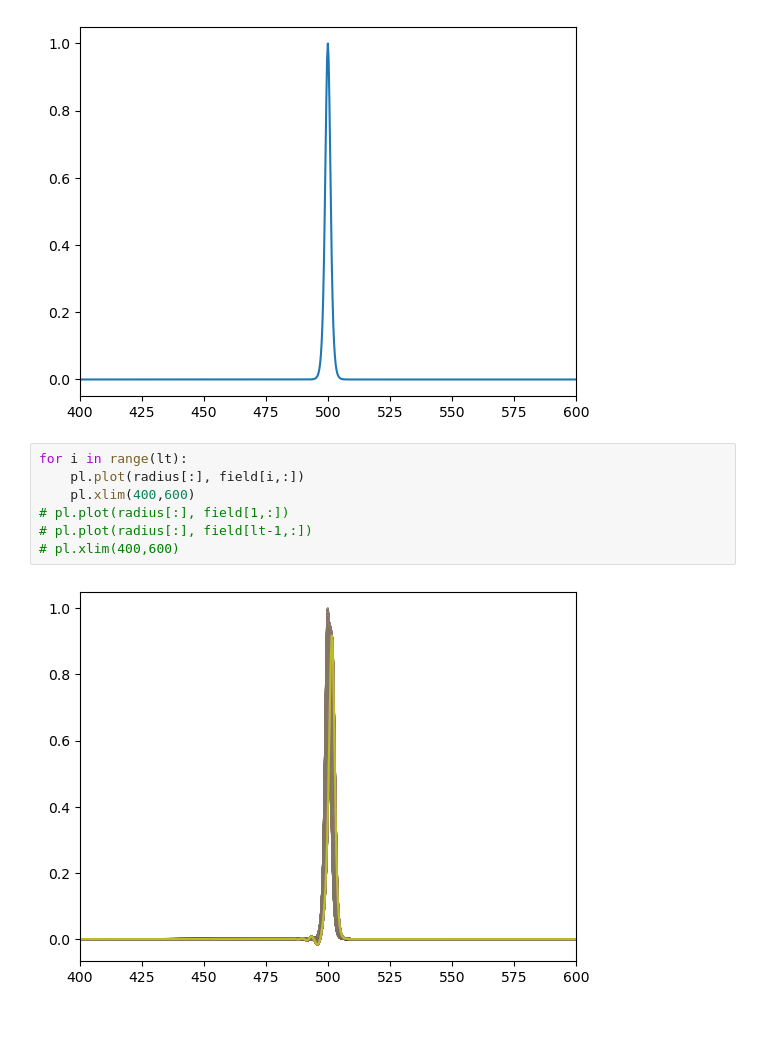
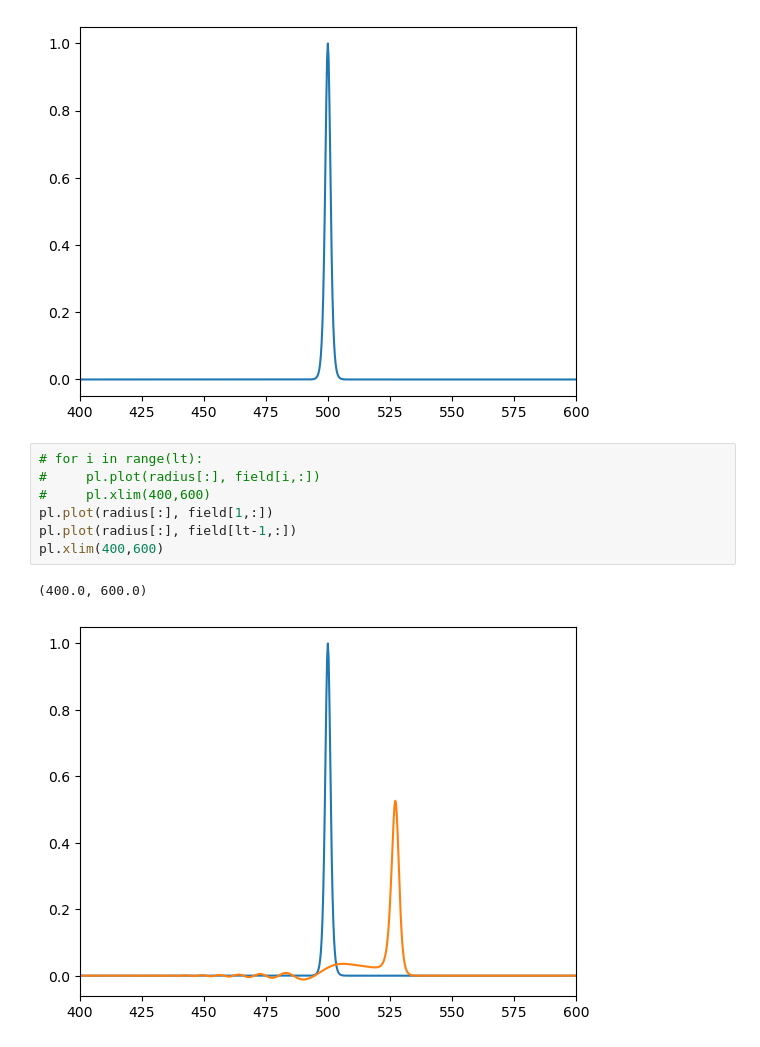
Before and after one commit to dszv/KdVB, a Jupyter notebook: ReadSol.ipynb, the cells around one changed output. Drawn from its saved outputs; the diff is of its cells as text.

```diff
--- a/ReadSol.ipynb
+++ b/ReadSol.ipynb
@@ -61,11 +45,12 @@ pl.xlim(400,600)
 (400.0, 600.0)
 [figure]
 # %%
-for i in range(lt):
-    pl.plot(radius[:], field[i,:])
-    pl.xlim(400,600)
-# pl.plot(radius[:], field[1,:])
-# pl.plot(radius[:], field[lt-1,:])
-# pl.xlim(400,600)
+# for i in range(lt):
+#     pl.plot(radius[:], field[i,:])
+#     pl.xlim(400,600)
+pl.plot(radius[:], field[1,:])
+pl.plot(radius[:], field[lt-1,:])
+pl.xlim(400,600)
 # %% [output]
+(400.0, 600.0)
-[figure, old version]
+[figure, new version]
```
Also changed, not shown: parts of 2 cells of this notebook, 3 other files.
